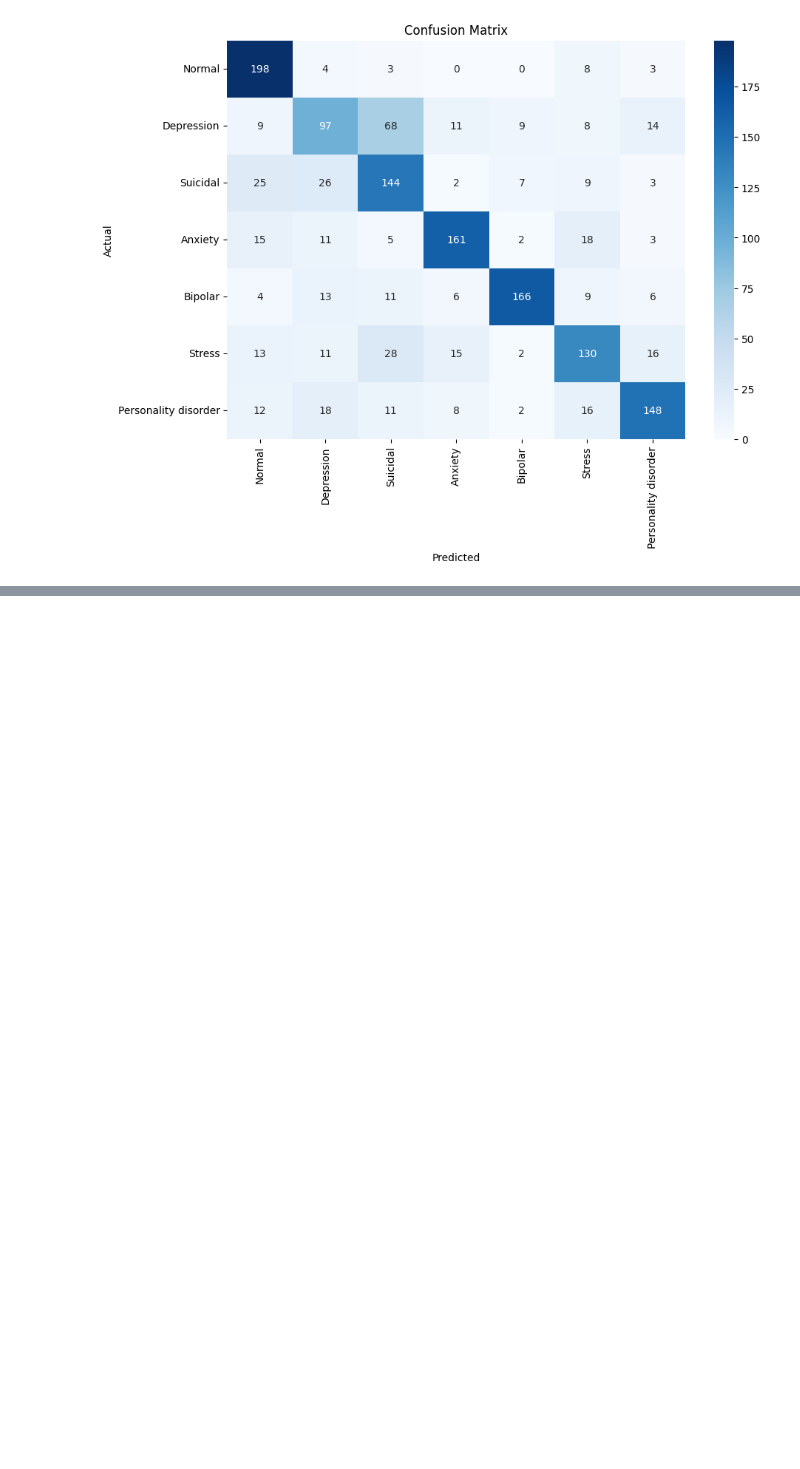
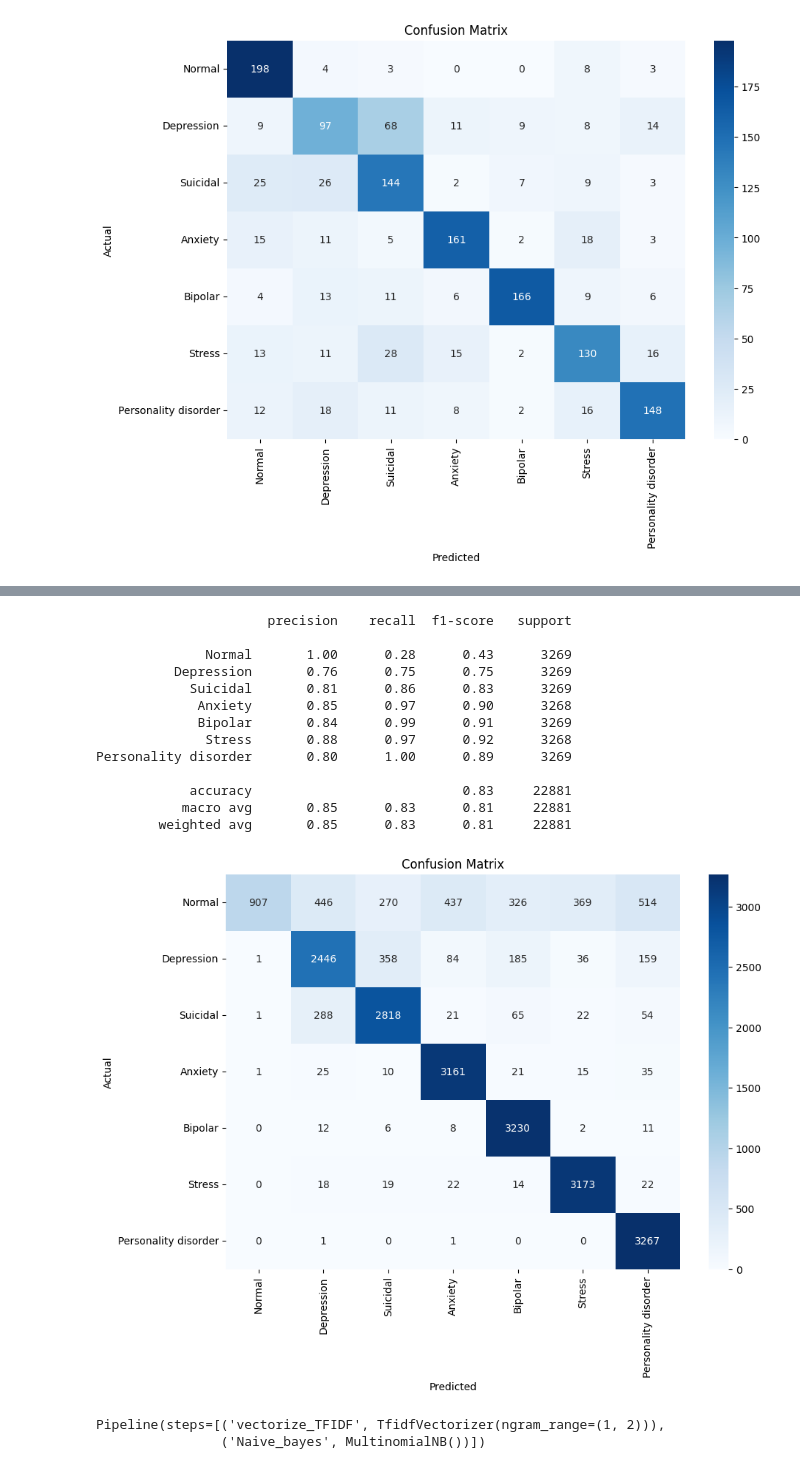
Before and after one commit to Hecramco/NLP_Projects, a Jupyter notebook: notebooks/NLP_Sentiment_Mental_health.ipynb, the cells around one changed output, grey strips where cells are left out. Saved outputs shown, nothing was run; the diff lists cells and outputs as text; code cells hidden in the pictures; blank space fills up the shorter version.

```diff
--- a/notebooks/NLP_Sentiment_Mental_health.ipynb
+++ b/notebooks/NLP_Sentiment_Mental_health.ipynb
@@ -496,0 +531,6 @@ Personality disorder       0.77      0.69      0.73       215
+# %%
+ovs_df_mh = pd.concat([df_normal_over, df_depression_over, df_suicidal_over,
+                      df_anxiaety_over, df_bipolar_over, df_stress_over,
+                      df_per_dis_over], axis=0)
+
+ovs_df_mh['status'].value_counts()
@@ -496,0 +556,3 @@ Personality disorder       0.77      0.69      0.73       215
+# %%
+ovs_df_mh['processed_statement']= ovs_df_mh['statement'].apply(preprocessing)
+ovs_df_mh.head()
@@ -496,0 +566,11 @@ Personality disorder       0.77      0.69      0.73       215
+# %%
+ovs_df_mh.drop(columns=['statement'],inplace=True)
+target = {"Normal"                :0,
+           "Depression"           :1,
+           "Suicidal"             :2,
+           "Anxiety"              :3,
+           "Bipolar"              :4,
+           "Stress"               :5,
+           "Personality disorder" :6}
+ovs_df_mh['category_num'] = ovs_df_mh.status.map(target)
+ovs_df_mh
@@ -496,0 +593,55 @@ Personality disorder       0.77      0.69      0.73       215
+# %%
+import sklearn
+from sklearn.naive_bayes import MultinomialNB
+from sklearn.pipeline import Pipeline
+from sklearn.metrics import classification_report
+from sklearn.feature_extraction.text import TfidfVectorizer
+from sklearn.model_selection import train_test_split
+from sklearn.metrics import confusion_matrix
+
+
+
+X_train, X_test, y_train, y_test = train_test_split(ovs_df_mh.processed_statement, ovs_df_mh.category_num,
+                                                    random_state=seed,
+                                                    test_size=0.2,
+                                                    stratify=ovs_df_mh.category_num)
+def train_test_pipeline_tfidf(X_train, X_test, y_train, y_test,model,model_name):
+    clf_nb = Pipeline([
+        ('vectorize_TFIDF', TfidfVectorizer(ngram_range=(1,2))),
+        (model_name, model)])
+
+    clf_nb.fit(X_train,y_train)
+    y_pred = clf_nb.predict(X_test)
+    print(classification_report(y_test,y_pred,target_names=target))
+
+    # Compute confusion matrix
+    cm = confusion_matrix(y_test, y_pred)
+    # Plot heatmap
+    plt.figure(figsize=(10, 7))
+    sns.heatmap(cm, annot=True, fmt='d', xticklabels=target.keys(), yticklabels=target.keys(), cmap='Blues')
+
+    plt.xlabel('Predicted')
+    plt.ylabel('Actual')
+    plt.title('Confusion Matrix')
+    plt.show()
+
+    return clf_nb
+
+train_test_pipeline_tfidf(X_train, X_test, y_train, y_test,MultinomialNB(),'Naive_bayes')
+# %% [output]
+                      precision    recall  f1-score   support
+
+              Normal       1.00      0.28      0.43      3269
+          Depression       0.76      0.75      0.75      3269
+            Suicidal       0.81      0.86      0.83      3269
+             Anxiety       0.85      0.97      0.90      3268
+             Bipolar       0.84      0.99      0.91      3269
+              Stress       0.88      0.97      0.92      3268
+Personality disorder       0.80      1.00      0.89      3269
+
+            accuracy                           0.83     22881
+           macro avg       0.85      0.83      0.81     22881
+        weighted avg       0.85      0.83      0.81     22881
+[figure, added]
+Pipeline(steps=[('vectorize_TFIDF', TfidfVectorizer(ngram_range=(1, 2))),
+                ('Naive_bayes', MultinomialNB())])
```
Also changed, not shown: parts of 22 cells of this notebook.
